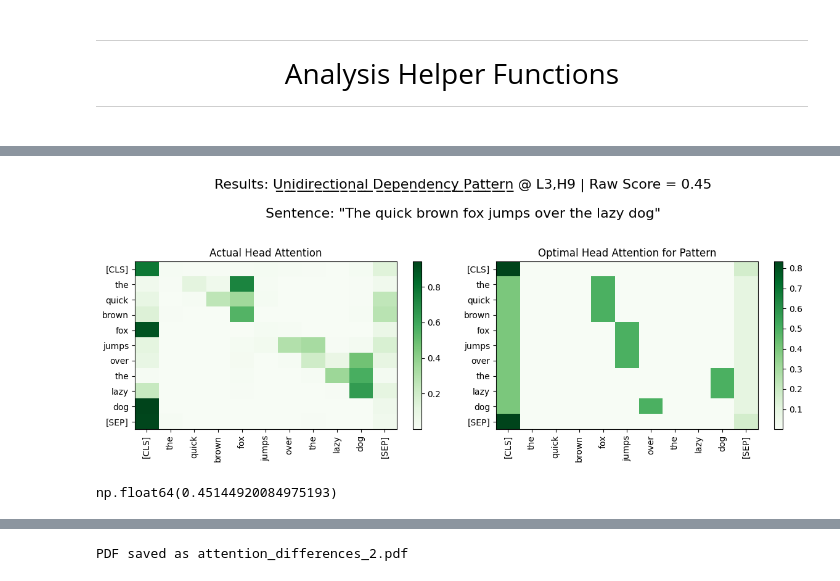
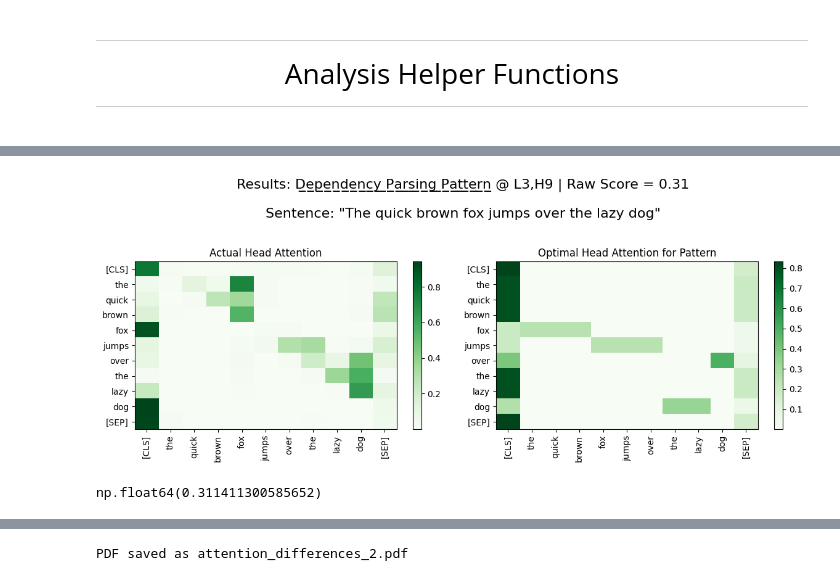
Before and after one commit to AmiriHayes/LLM-Interpretability, a Jupyter notebook: interpretability.ipynb, the cells around one changed output, grey strips where cells are left out. Drawn from its saved outputs; the diff is of its cells as text; code cells hidden in the pictures.

```diff
--- a/interpretability.ipynb
+++ b/interpretability.ipynb
@@ -606,36 +606,36 @@ def unidirectional_dependencies(sentence: str, tokenizer: PreTrainedTokenizerBas
         # if stok.head != stok:
         #     # Child attends to Parent
         #     out[child_idx, parent_idx] = 1.0
 
         curr_idx = token.i + 1
         head_idx = token.head.i + 1
 
         # Set bidirectional or unidirectional dependency
         # Depending on if you want Child -> Head or Head -> Child
         # out[curr_idx, head_idx] = 1.0
         out[head_idx, curr_idx] = 1.0
 
     # 5. Handle the [SEP] column (The faint vertical bar on the right)
     out[:, -1] = 0.2
 
     # 6. Special cases for the [CLS] and [SEP] rows themselves
     out[0, 0] = 1.0   # [CLS] attends to itself
     out[-1, 0] = 1.0  # [SEP] attends to [CLS]
 
     # 7. Final Polish
     out += 1e-4 # Tiny bit of noise
     # Row-normalize to get the probability distribution
     out = out / out.sum(axis=1, keepdims=True)
 
     return "Dependency Parsing Pattern", out
 
 layer, head = 3,9
 # sentence = "he said no, he did not, he will not, he feels weirdly good about it"
 # sentence = "If (3x + 5) * 11 = 22, what is the value of x?"
-score_prediction(model, tokenizer, (layer, head), get_unidirectional_dependency_matrix, sentence, distance="iou", output=True)
+score_prediction(model, tokenizer, (layer, head), unidirectional_dependencies, sentence, distance="iou", output=True)
 # %% [output]
-[figure, old version]
+[figure, new version]
-np.float64(0.45144920084975193)
+np.float64(0.311411300585652)
 # %%
 from transformers import AutoTokenizer, AutoModel
 
```
Also changed, not shown: parts of 82 cells of this notebook.
